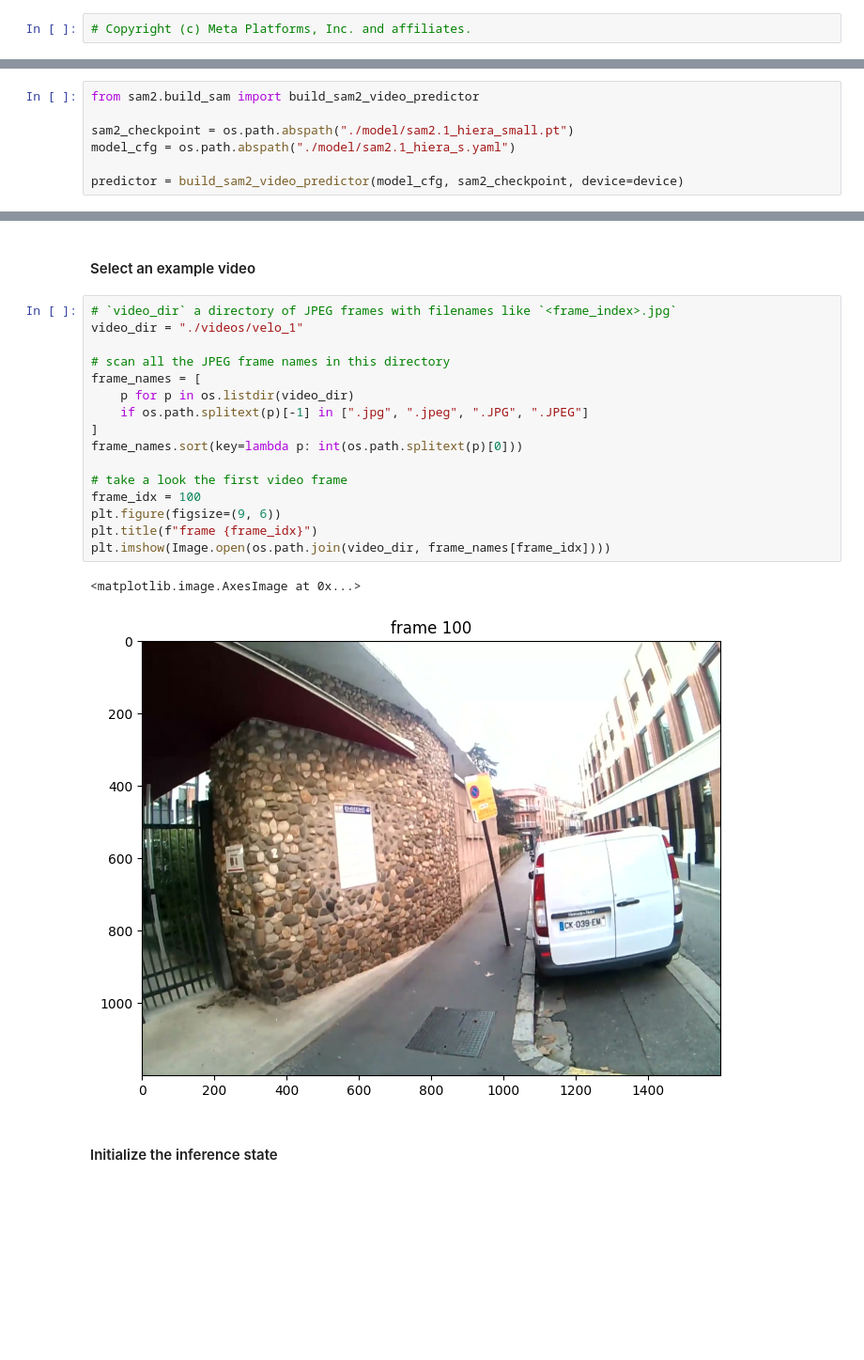
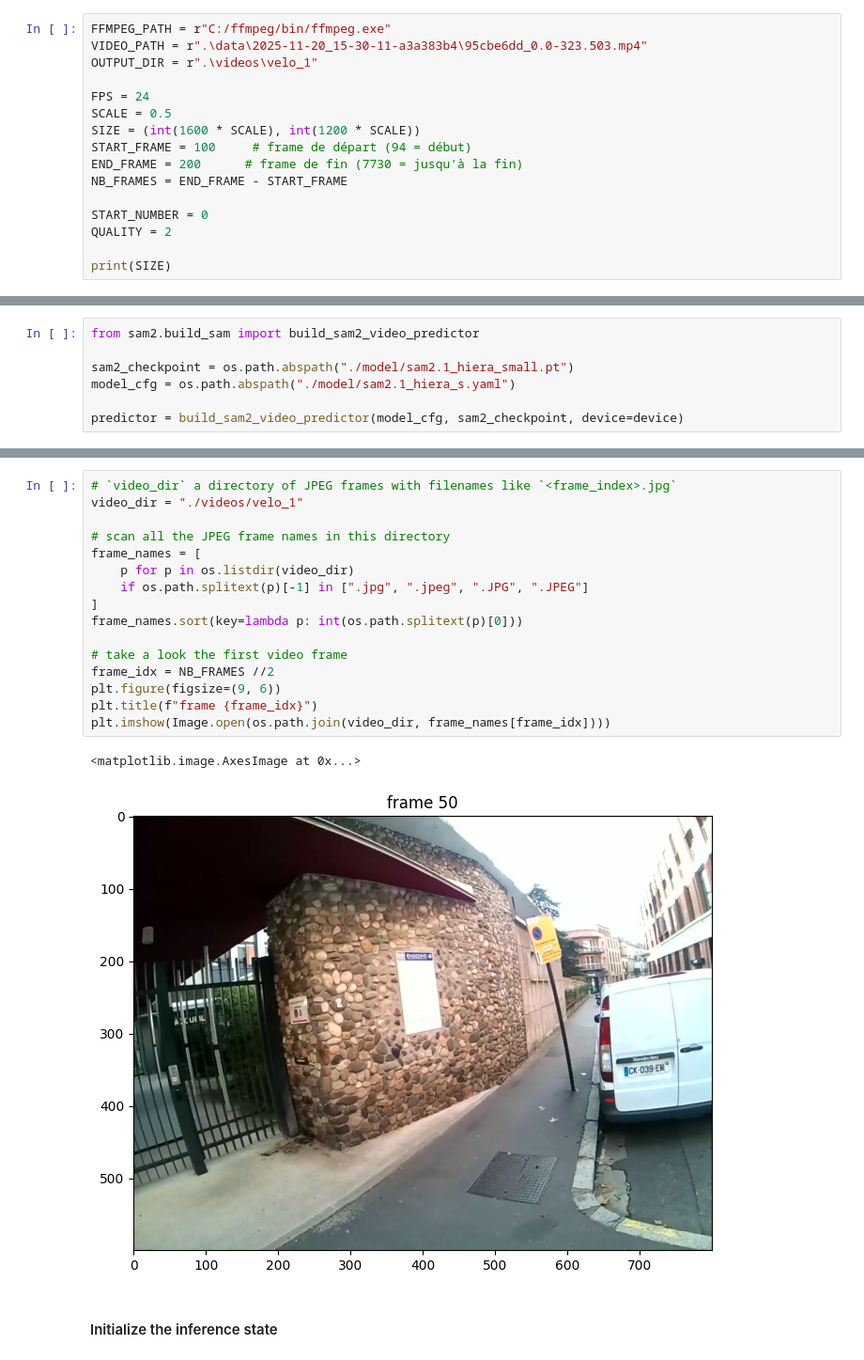
Before and after one commit to Romain-Malinge/Projet-APP, a Jupyter notebook: Partie 2/main.ipynb, the cells around one changed output, grey strips where cells are left out. Shown at 94% size. Saved outputs shown, nothing was run; the diff lists cells and outputs as text; blank space fills up the shorter version.

```diff
--- a/Partie 2/main.ipynb
+++ b/Partie 2/main.ipynb
@@ -1,2 +1,16 @@
 # %%
-# Copyright (c) Meta Platforms, Inc. and affiliates.
+FFMPEG_PATH = r"C:/ffmpeg/bin/ffmpeg.exe"
+VIDEO_PATH = r".\data\2025-11-20_15-30-11-a3a383b4\95cbe6dd_0.0-323.503.mp4"
+OUTPUT_DIR = r".\videos\velo_1"
+
+FPS = 24
+SCALE = 0.5
+SIZE = (int(1600 * SCALE), int(1200 * SCALE))
+START_FRAME = 100     # frame de départ (94 = début)
+END_FRAME = 200      # frame de fin (7730 = jusqu'à la fin)
+NB_FRAMES = END_FRAME - START_FRAME
+
+START_NUMBER = 0
+QUALITY = 2
+
+print(SIZE)
@@ -119,24 +173,22 @@ def show_box(box, ax):
-# %% [markdown]
-#### Select an example video
 # %%
 # `video_dir` a directory of JPEG frames with filenames like `<frame_index>.jpg`
 video_dir = "./videos/velo_1"
 
 # scan all the JPEG frame names in this directory
 frame_names = [
     p for p in os.listdir(video_dir)
     if os.path.splitext(p)[-1] in [".jpg", ".jpeg", ".JPG", ".JPEG"]
 ]
 frame_names.sort(key=lambda p: int(os.path.splitext(p)[0]))
 
 # take a look the first video frame
-frame_idx = 100
+frame_idx = NB_FRAMES //2
 plt.figure(figsize=(9, 6))
 plt.title(f"frame {frame_idx}")
 plt.imshow(Image.open(os.path.join(video_dir, frame_names[frame_idx])))
 # %% [output]
 <matplotlib.image.AxesImage at 0x...>
-[figure, old version]
+[figure, new version]
 # %% [markdown]
 #### Initialize the inference state
 # %%
```
Also changed, not shown: parts of 13 cells of this notebook, 3 other files.
